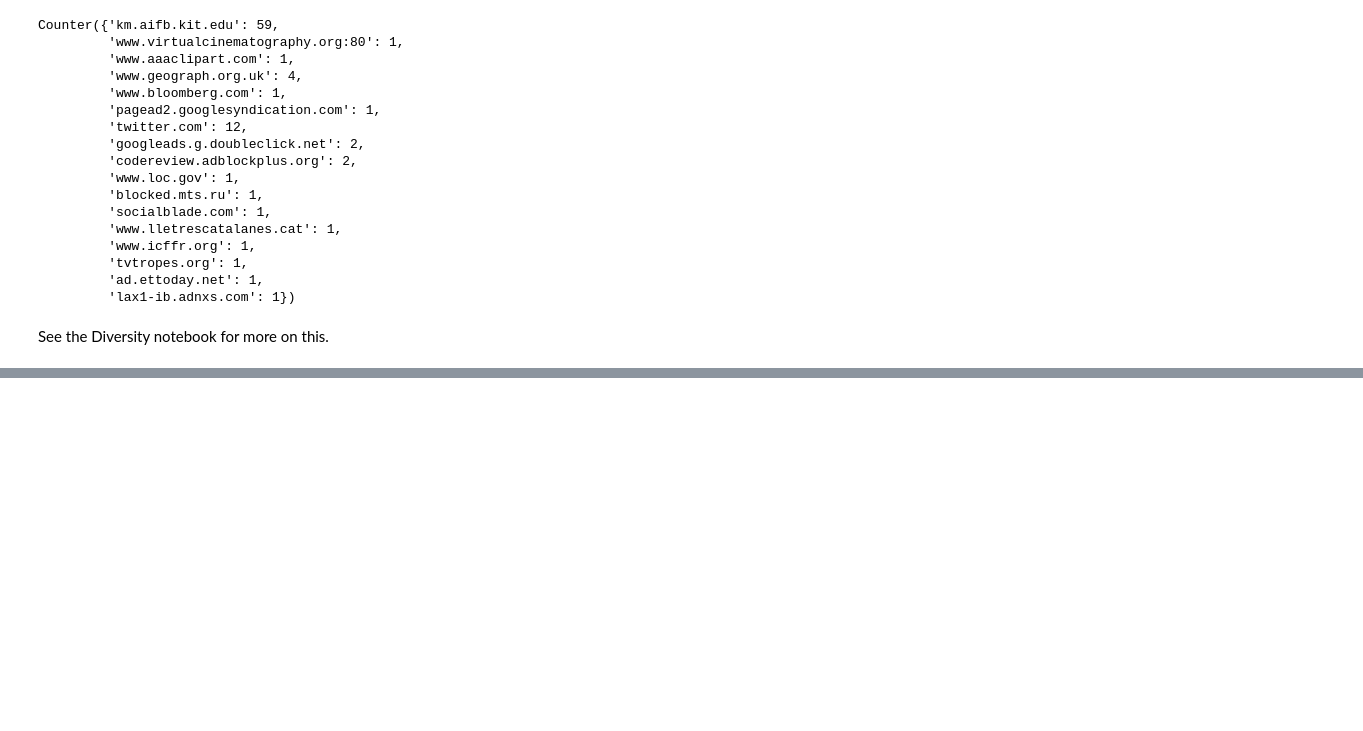
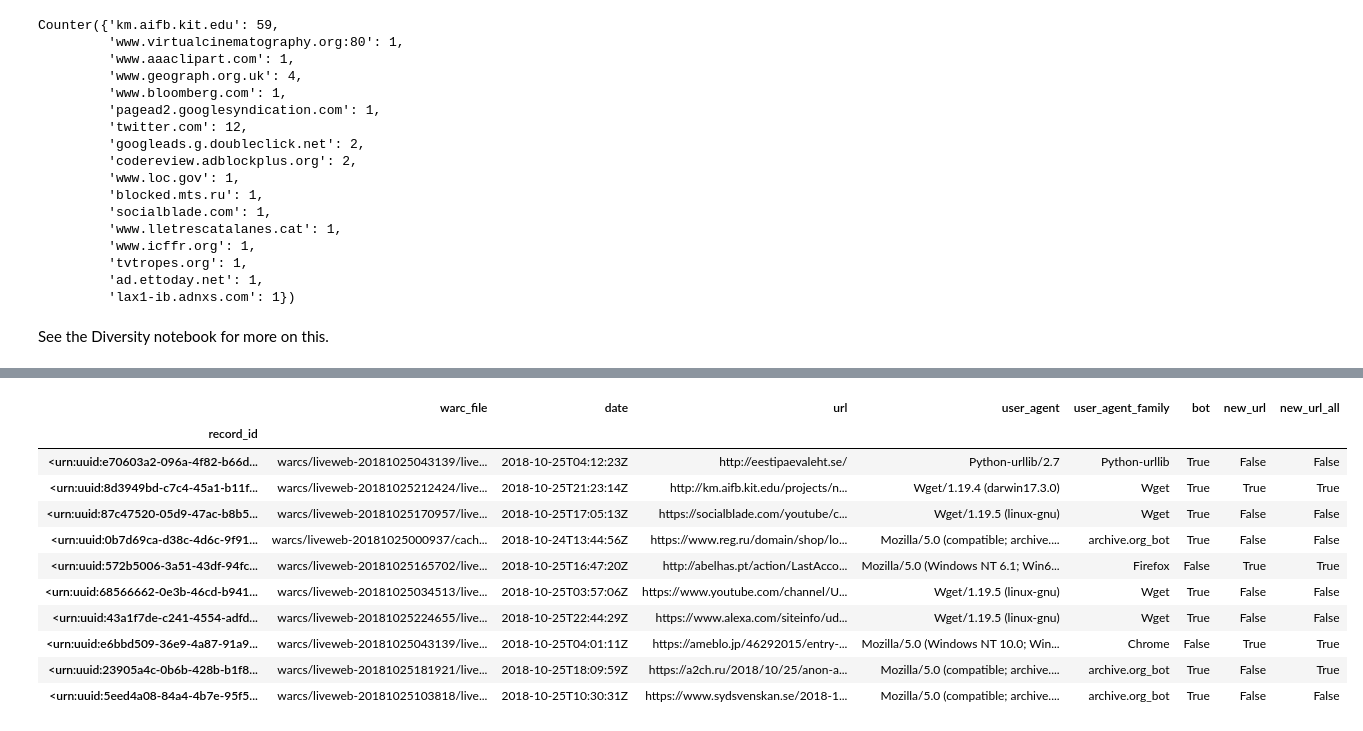
Before and after one commit to edsu/spn, a Jupyter notebook: notebooks/Archival Novelty.ipynb, the cells around one changed output, grey strips where cells are left out. Saved outputs shown, nothing was run; the diff lists cells and outputs as text; code cells hidden in the pictures; blank space fills up the shorter version.

```diff
--- a/notebooks/Archival Novelty.ipynb
+++ b/notebooks/Archival Novelty.ipynb
@@ -354,0 +359,31 @@ See the Diversity notebook for more on this.
+# %%
+import re
+import json
+import time
+import requests
+
+def new_url_all(url, date, tries=1):
+    date = re.sub(r'[TZ:-]', '', date)
+    print('checking {} for {}'.format(url, date))
+
+    try:
+        resp = requests.get('http://timetravel.mementoweb.org/api/json/{}/{}'.format(date, url))
+    except json.JSONDecodeError as e:
+        print('got JSON error: {}'.format(e))
+        return False
+
+    if resp.status_code != 200:
+        print('{} error while fetching {} for {}'.format(resp.status_code, url, date))
+        # 429 is the server telling us to slow down, so back off
+        if resp.status_code == 429:
+            sleep = tries * 2
+            print('sleeping {}'.format(sleep))
+            time.sleep(sleep)
+            return new_url_all(url, date, tries+1)
+        return None
+
+    results = resp.json()
+    if 'mementos' in results and 'prev' in results['mementos']:
+        return False
+    else:
+        return True
@@ -354,0 +412,5 @@ See the Diversity notebook for more on this.
+# %%
+sample['new_url_all'] = pandas.Series(
+    [new_url_all(r.url, r.date) for i, r in sample.iterrows()],
+    index=sample.index
+)
@@ -354,0 +435,15 @@ See the Diversity notebook for more on this.
+# %%
+sample.head(10)
+# %% [output]
+|  | warc_file | date | url | user_agent | user_agent_family | bot | new_url | new_url_all |
+| record_id |  |  |  |  |  |  |  |  |
+| <urn:uuid:e70603a2-096a-4f82-b66d... | warcs/liveweb-20181025043139/live... | 2018-10-25T04:12:23Z | http://eestipaevaleht.se/ | Python-urllib/2.7 | Python-urllib | True | False | False |
+| <urn:uuid:8d3949bd-c7c4-45a1-b11f... | warcs/liveweb-20181025212424/live... | 2018-10-25T21:23:14Z | http://km.aifb.kit.edu/projects/n... | Wget/1.19.4 (darwin17.3.0) | Wget | True | True | True |
+| <urn:uuid:87c47520-05d9-47ac-b8b5... | warcs/liveweb-20181025170957/live... | 2018-10-25T17:05:13Z | https://socialblade.com/youtube/c... | Wget/1.19.5 (linux-gnu) | Wget | True | False | False |
+| <urn:uuid:0b7d69ca-d38c-4d6c-9f91... | warcs/liveweb-20181025000937/cach... | 2018-10-24T13:44:56Z | https://www.reg.ru/domain/shop/lo... | Mozilla/5.0 (compatible; archive.... | archive.org_bot | True | False | False |
+| <urn:uuid:572b5006-3a51-43df-94fc... | warcs/liveweb-20181025165702/live... | 2018-10-25T16:47:20Z | http://abelhas.pt/action/LastAcco... | Mozilla/5.0 (Windows NT 6.1; Win6... | Firefox | False | True | True |
+| <urn:uuid:68566662-0e3b-46cd-b941... | warcs/liveweb-20181025034513/live... | 2018-10-25T03:57:06Z | https://www.youtube.com/channel/U... | Wget/1.19.5 (linux-gnu) | Wget | True | False | False |
+| <urn:uuid:43a1f7de-c241-4554-adfd... | warcs/liveweb-20181025224655/live... | 2018-10-25T22:44:29Z | https://www.alexa.com/siteinfo/ud... | Wget/1.19.5 (linux-gnu) | Wget | True | False | False |
+| <urn:uuid:e6bbd509-36e9-4a87-91a9... | warcs/liveweb-20181025043139/live... | 2018-10-25T04:01:11Z | https://ameblo.jp/46292015/entry-... | Mozilla/5.0 (Windows NT 10.0; Win... | Chrome | False | True | True |
+| <urn:uuid:23905a4c-0b6b-428b-b1f8... | warcs/liveweb-20181025181921/live... | 2018-10-25T18:09:59Z | https://a2ch.ru/2018/10/25/anon-a... | Mozilla/5.0 (compatible; archive.... | archive.org_bot | True | False | True |
+| <urn:uuid:5eed4a08-84a4-4b7e-95f5... | warcs/liveweb-20181025103818/live... | 2018-10-25T10:30:31Z | https://www.sydsvenskan.se/2018-1... | Mozilla/5.0 (compatible; archive.... | archive.org_bot | True | False | False |
```
Also changed, not shown: parts of 14 cells of this notebook, 12 other files.
